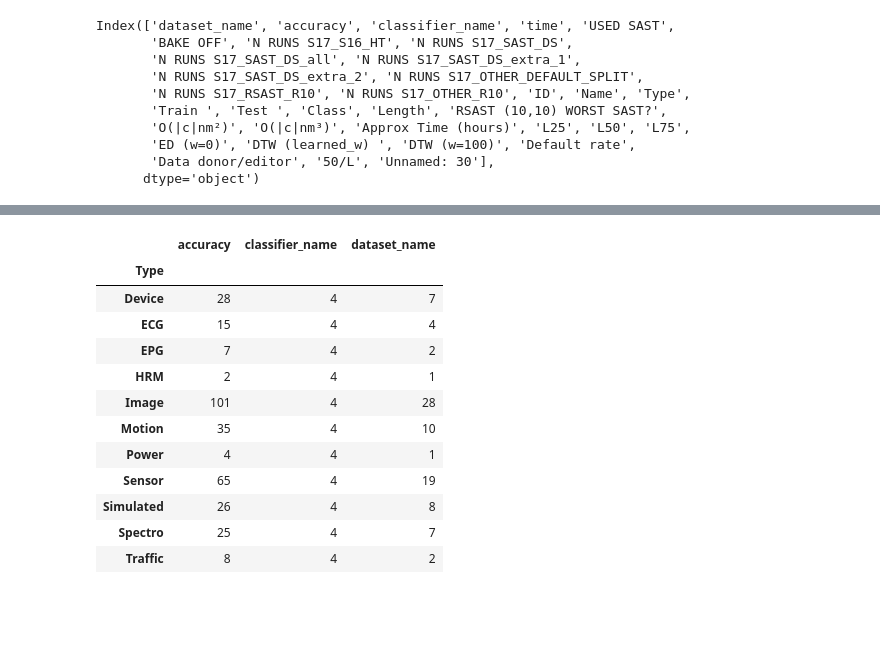
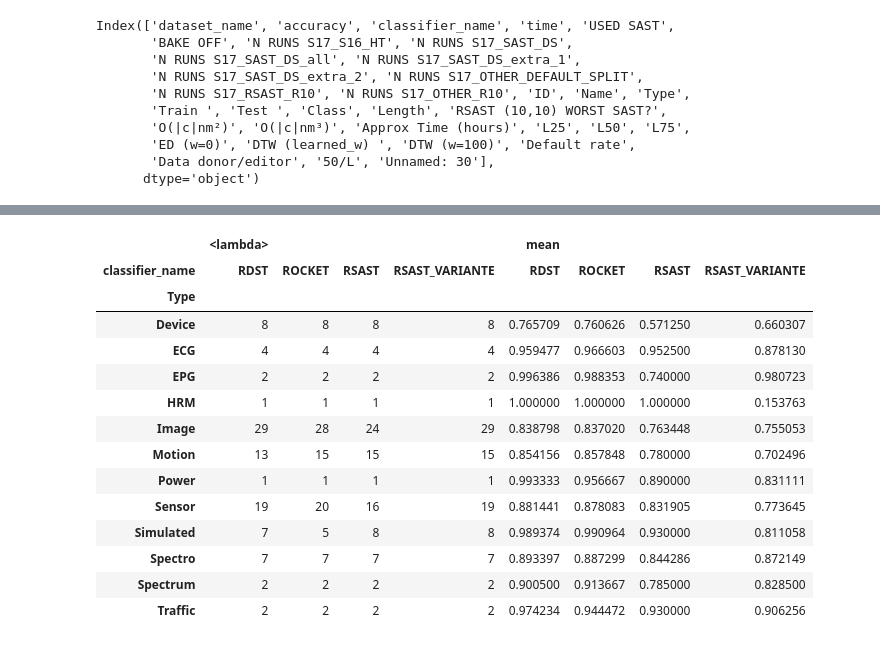
Before and after one commit to nirojasva/rsast_mf, a Jupyter notebook: ExperimentationRSAST/analysis_rsast_vs_other_method.ipynb, the cells around one changed output, grey strips where cells are left out. Cells and saved outputs as stored; diff of their text form; code cells hidden in the pictures; blank space fills up the shorter version.

```diff
--- a/ExperimentationRSAST/analysis_rsast_vs_other_method.ipynb
+++ b/ExperimentationRSAST/analysis_rsast_vs_other_method.ipynb
@@ -874,18 +889,20 @@ findfont: Generic family 'sans-serif' not found because none of the following fa
 findfont: Generic family 'sans-serif' not found because none of the following families were found: Arial
 findfont: Generic family 'sans-serif' not found because none of the following families were found: Arial
 # %%
-pd.pivot_table(acc_per_type,index='Type', aggfunc=lambda x: len(x.unique()))
+pd.pivot_table(acc_per_type,index=['Type'],columns='classifier_name', values="accuracy", aggfunc=[lambda x: len(x.unique()),'mean'])
 # %% [output]
-|  | accuracy | classifier_name | dataset_name |
-| Type |  |  |  |
-| Device | 28 | 4 | 7 |
-| ECG | 15 | 4 | 4 |
-| EPG | 7 | 4 | 2 |
-| HRM | 2 | 4 | 1 |
-| Image | 101 | 4 | 28 |
-| Motion | 35 | 4 | 10 |
-| Power | 4 | 4 | 1 |
-| Sensor | 65 | 4 | 19 |
-| Simulated | 26 | 4 | 8 |
-| Spectro | 25 | 4 | 7 |
-| Traffic | 8 | 4 | 2 |
+|  | <lambda> |  |  |  | mean |  |  |  |
+| classifier_name | RDST | ROCKET | RSAST | RSAST_VARIANTE | RDST | ROCKET | RSAST | RSAST_VARIANTE |
+| Type |  |  |  |  |  |  |  |  |
+| Device | 8 | 8 | 8 | 8 | 0.765709 | 0.760626 | 0.571250 | 0.660307 |
+| ECG | 4 | 4 | 4 | 4 | 0.959477 | 0.966603 | 0.952500 | 0.878130 |
+| EPG | 2 | 2 | 2 | 2 | 0.996386 | 0.988353 | 0.740000 | 0.980723 |
+| HRM | 1 | 1 | 1 | 1 | 1.000000 | 1.000000 | 1.000000 | 0.153763 |
+| Image | 29 | 28 | 24 | 29 | 0.838798 | 0.837020 | 0.763448 | 0.755053 |
+| Motion | 13 | 15 | 15 | 15 | 0.854156 | 0.857848 | 0.780000 | 0.702496 |
+| Power | 1 | 1 | 1 | 1 | 0.993333 | 0.956667 | 0.890000 | 0.831111 |
+| Sensor | 19 | 20 | 16 | 19 | 0.881441 | 0.878083 | 0.831905 | 0.773645 |
+| Simulated | 7 | 5 | 8 | 8 | 0.989374 | 0.990964 | 0.930000 | 0.811058 |
+| Spectro | 7 | 7 | 7 | 7 | 0.893397 | 0.887299 | 0.844286 | 0.872149 |
+| Spectrum | 2 | 2 | 2 | 2 | 0.900500 | 0.913667 | 0.785000 | 0.828500 |
+| Traffic | 2 | 2 | 2 | 2 | 0.974234 | 0.944472 | 0.930000 | 0.906256 |
```
Also changed, not shown: parts of 20 cells of this notebook, 35 other files.
